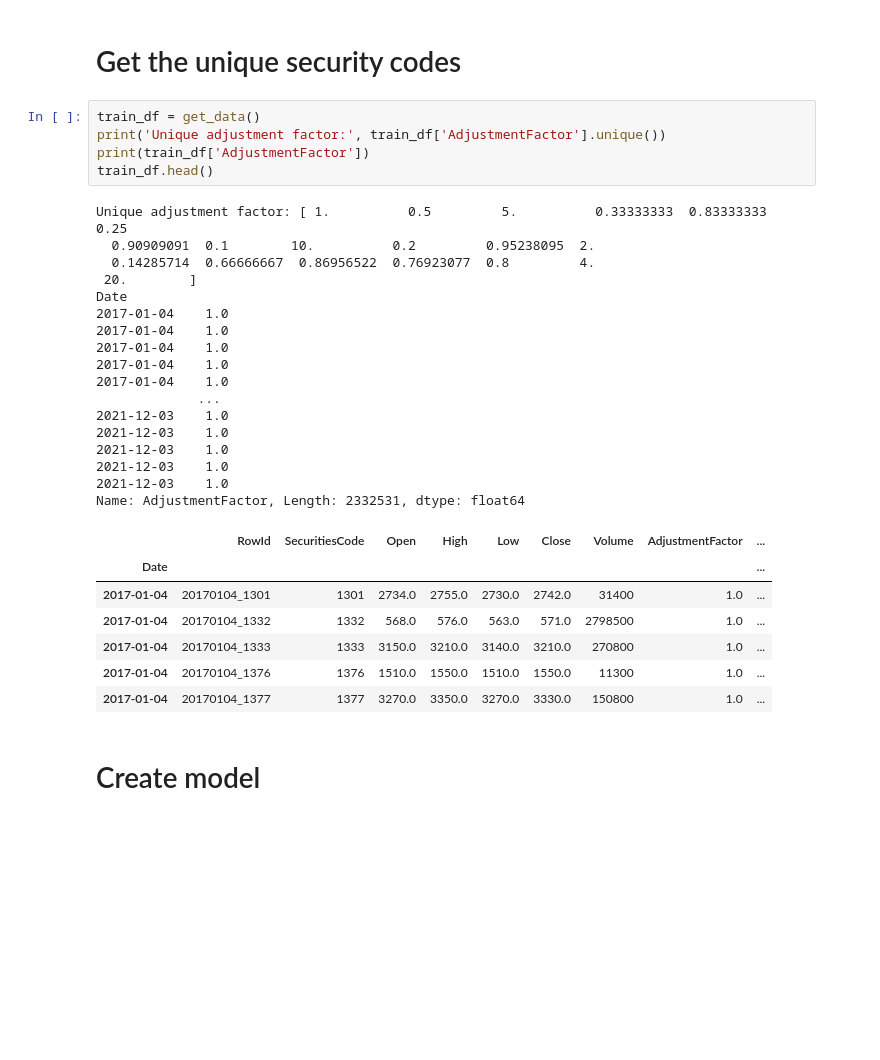
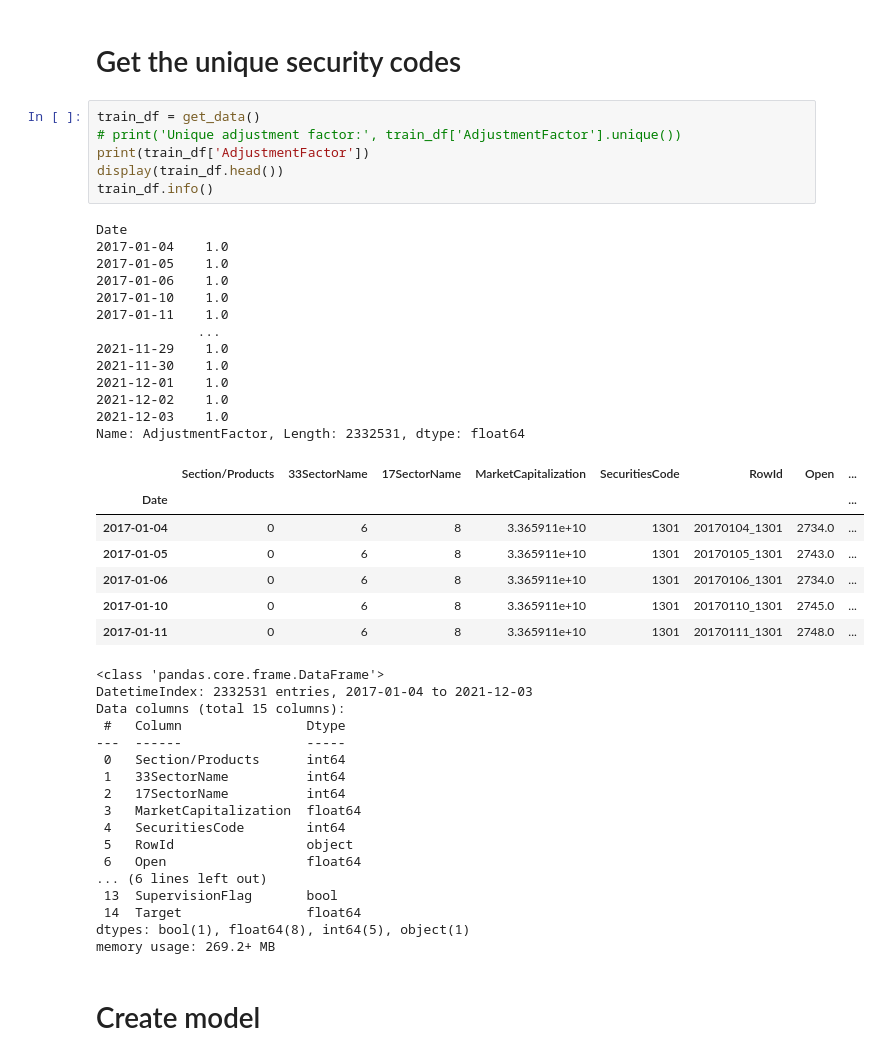
Before and after one commit to gilberto-BE/TokyoStockEx, a Jupyter notebook: notebooks/ML ALL STOCKS.ipynb, the cells around one changed output. Drawn from its saved outputs; the diff is of its cells as text; blank space fills up the shorter version.

```diff
--- a/notebooks/ML ALL STOCKS.ipynb
+++ b/notebooks/ML ALL STOCKS.ipynb
@@ -53,34 +53,48 @@ print(torch.version.cuda), torch.cuda.is_available(), torch.cuda.device_count()
 # Get the unique security codes
 # %%
 train_df = get_data()
-print('Unique adjustment factor:', train_df['AdjustmentFactor'].unique())
+# print('Unique adjustment factor:', train_df['AdjustmentFactor'].unique())
 print(train_df['AdjustmentFactor'])
-train_df.head()
+display(train_df.head())
+train_df.info()
 # %% [output]
-Unique adjustment factor: [ 1.          0.5         5.          0.33333333  0.83333333  0.25
-  0.90909091  0.1        10.          0.2         0.95238095  2.
-  0.14285714  0.66666667  0.86956522  0.76923077  0.8         4.
- 20.        ]
 Date
 2017-01-04    1.0
-2017-01-04    1.0
-2017-01-04    1.0
-2017-01-04    1.0
-2017-01-04    1.0
+2017-01-05    1.0
+2017-01-06    1.0
+2017-01-10    1.0
+2017-01-11    1.0
              ...
-2021-12-03    1.0
-2021-12-03    1.0
-2021-12-03    1.0
-2021-12-03    1.0
+2021-11-29    1.0
+2021-11-30    1.0
+2021-12-01    1.0
+2021-12-02    1.0
 2021-12-03    1.0
 Name: AdjustmentFactor, Length: 2332531, dtype: float64
-|  | RowId | SecuritiesCode | Open | High | Low | Close | Volume | AdjustmentFactor | ... |
-| Date |  |  |  |  |  |  |  |  | ... |
-| 2017-01-04 | 20170104_1301 | 1301 | 2734.0 | 2755.0 | 2730.0 | 2742.0 | 31400 | 1.0 | ... |
-| 2017-01-04 | 20170104_1332 | 1332 | 568.0 | 576.0 | 563.0 | 571.0 | 2798500 | 1.0 | ... |
-| 2017-01-04 | 20170104_1333 | 1333 | 3150.0 | 3210.0 | 3140.0 | 3210.0 | 270800 | 1.0 | ... |
-| 2017-01-04 | 20170104_1376 | 1376 | 1510.0 | 1550.0 | 1510.0 | 1550.0 | 11300 | 1.0 | ... |
-| 2017-01-04 | 20170104_1377 | 1377 | 3270.0 | 3350.0 | 3270.0 | 3330.0 | 150800 | 1.0 | ... |
+|  | Section/Products | 33SectorName | 17SectorName | MarketCapitalization | SecuritiesCode | RowId | Open | ... |
+| Date |  |  |  |  |  |  |  | ... |
+| 2017-01-04 | 0 | 6 | 8 | 3.365911e+10 | 1301 | 20170104_1301 | 2734.0 | ... |
+| 2017-01-05 | 0 | 6 | 8 | 3.365911e+10 | 1301 | 20170105_1301 | 2743.0 | ... |
+| 2017-01-06 | 0 | 6 | 8 | 3.365911e+10 | 1301 | 20170106_1301 | 2734.0 | ... |
+| 2017-01-10 | 0 | 6 | 8 | 3.365911e+10 | 1301 | 20170110_1301 | 2745.0 | ... |
+| 2017-01-11 | 0 | 6 | 8 | 3.365911e+10 | 1301 | 20170111_1301 | 2748.0 | ... |
+<class 'pandas.core.frame.DataFrame'>
+DatetimeIndex: 2332531 entries, 2017-01-04 to 2021-12-03
+Data columns (total 15 columns):
+ #   Column                Dtype
+---  ------                -----
+ 0   Section/Products      int64
+ 1   33SectorName          int64
+ 2   17SectorName          int64
+ 3   MarketCapitalization  float64
+ 4   SecuritiesCode        int64
+ 5   RowId                 object
+ 6   Open                  float64
+... (6 lines left out)
+ 13  SupervisionFlag       bool
+ 14  Target                float64
+dtypes: bool(1), float64(8), int64(5), object(1)
+memory usage: 269.2+ MB
 # %% [markdown]
 # Create model
 # %% [markdown]
```
Also changed, not shown: parts of 4 cells of this notebook, 7 other files.
